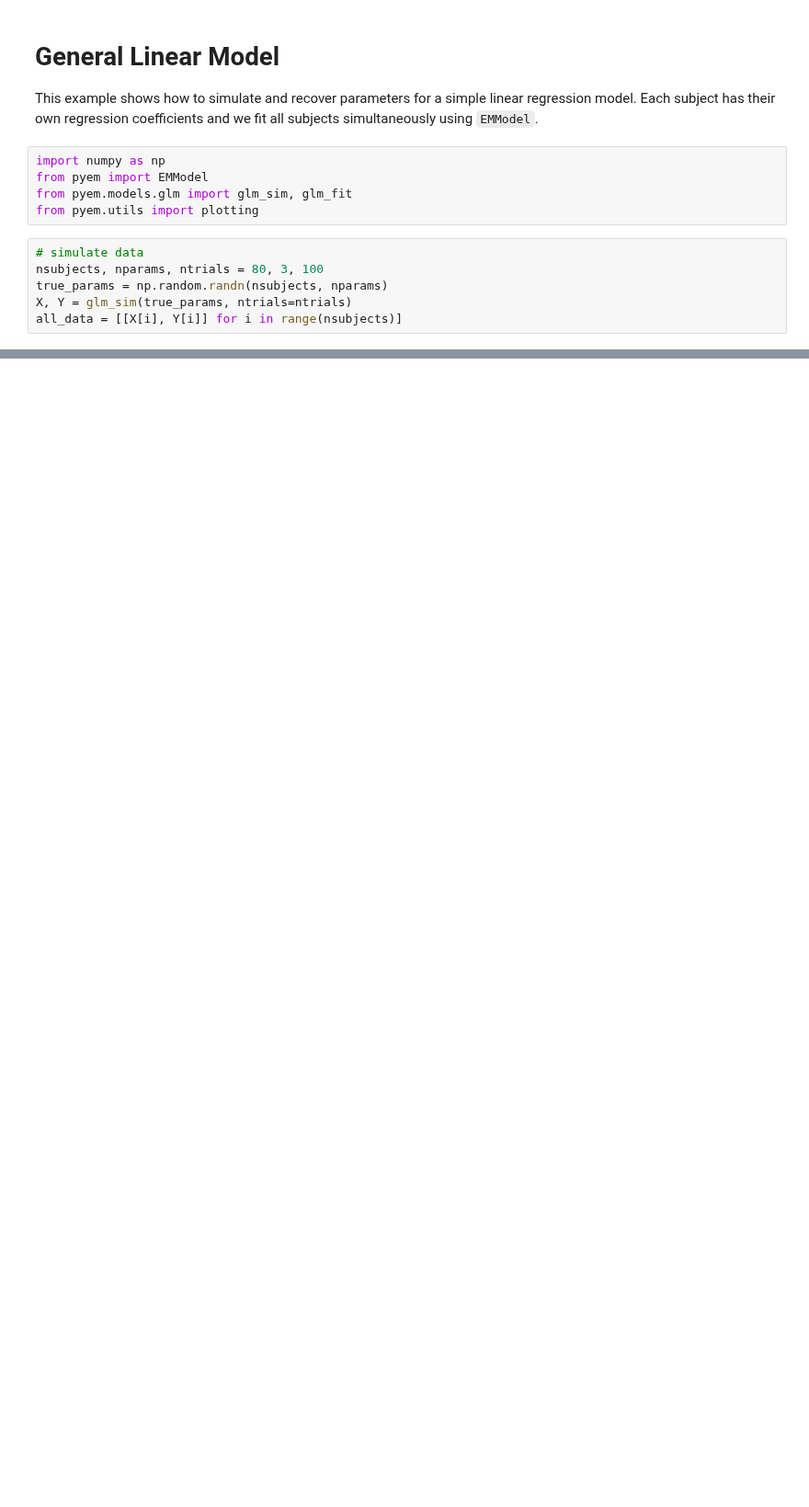
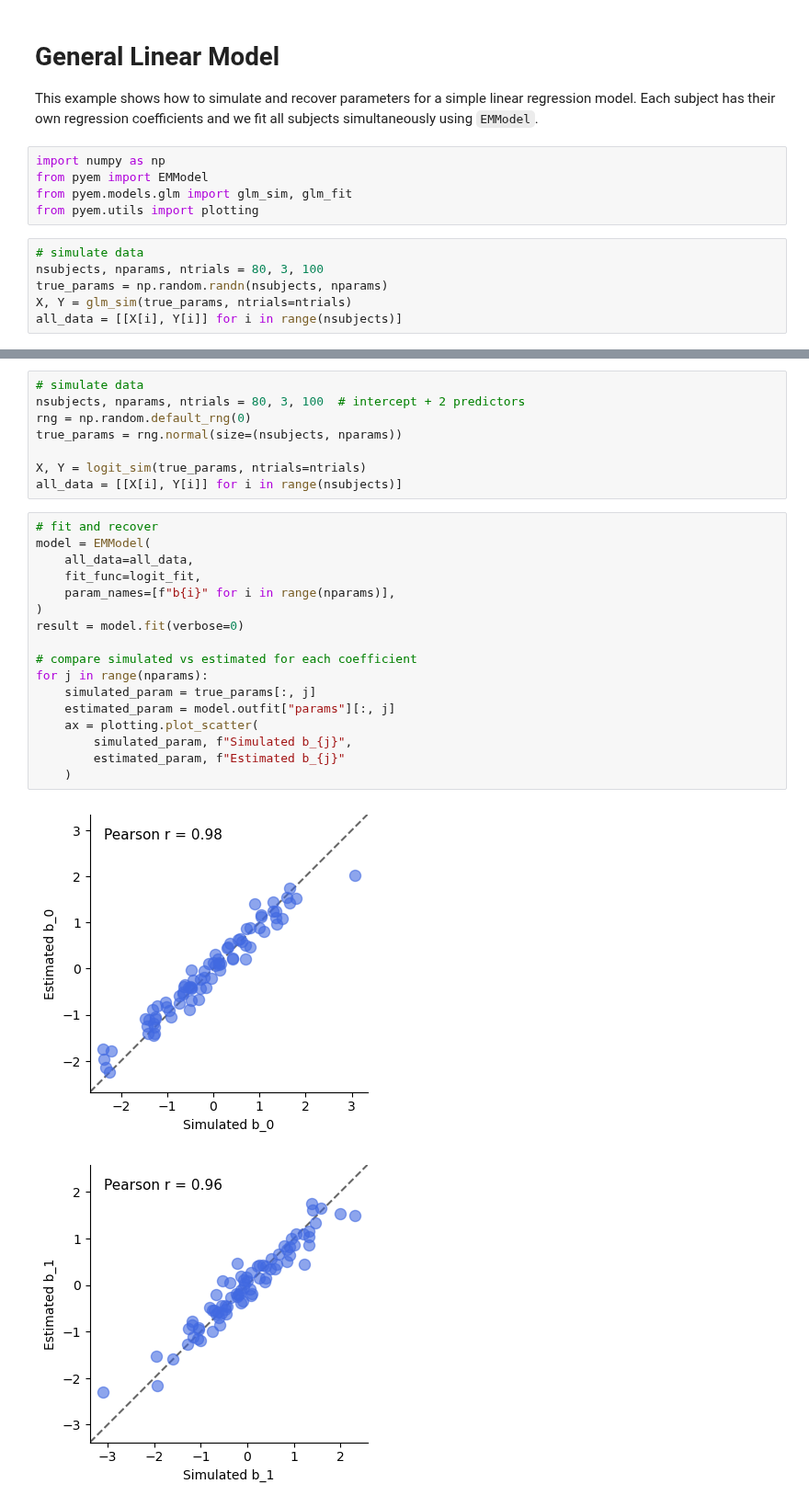
Before and after one commit to shawnrhoads/pyEM, a Jupyter notebook: examples/glm.ipynb, the cells around one changed output, grey strips where cells are left out. Shown at 92% size. Cells and saved outputs as stored; diff of their text form; blank space fills up the shorter version.

Commit message:
Adds logit to `glm.py` and example to match main branch

```diff
--- a/examples/glm.ipynb
+++ b/examples/glm.ipynb
@@ -32,0 +35,28 @@ for param_idx, param_label in enumerate(range(nparams)):
+# %%
+# simulate data
+nsubjects, nparams, ntrials = 80, 3, 100  # intercept + 2 predictors
+rng = np.random.default_rng(0)
+true_params = rng.normal(size=(nsubjects, nparams))
+
+X, Y = logit_sim(true_params, ntrials=ntrials)
+all_data = [[X[i], Y[i]] for i in range(nsubjects)]
+# %%
+# fit and recover
+model = EMModel(
+    all_data=all_data,
+    fit_func=logit_fit,
+    param_names=[f"b{i}" for i in range(nparams)],
+)
+result = model.fit(verbose=0)
+
+# compare simulated vs estimated for each coefficient
+for j in range(nparams):
+    simulated_param = true_params[:, j]
+    estimated_param = model.outfit["params"][:, j]
+    ax = plotting.plot_scatter(
+        simulated_param, f"Simulated b_{j}",
+        estimated_param, f"Estimated b_{j}"
+    )
+# %% [output]
+[figure, added]
+[figure, added]
```
Also changed, not shown: parts of 3 cells of this notebook, 1 other file.
